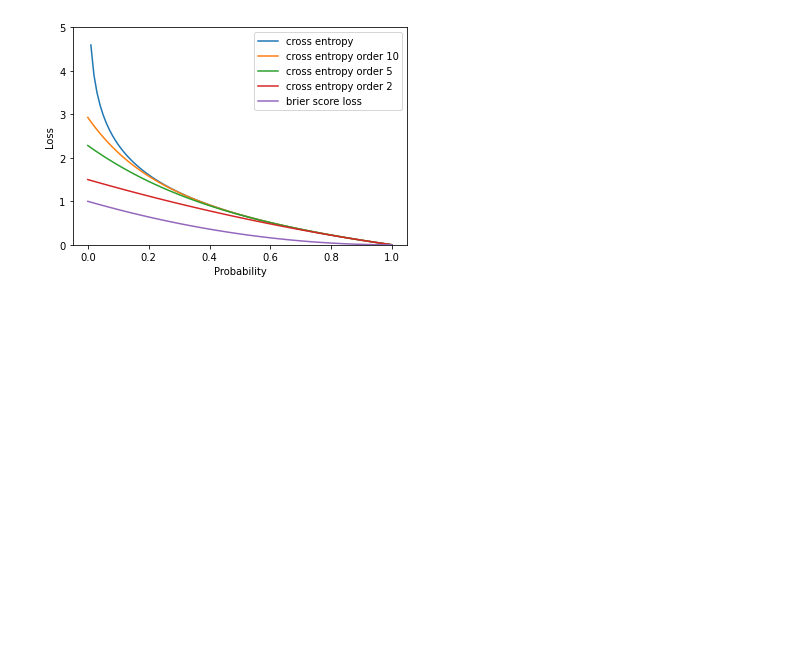
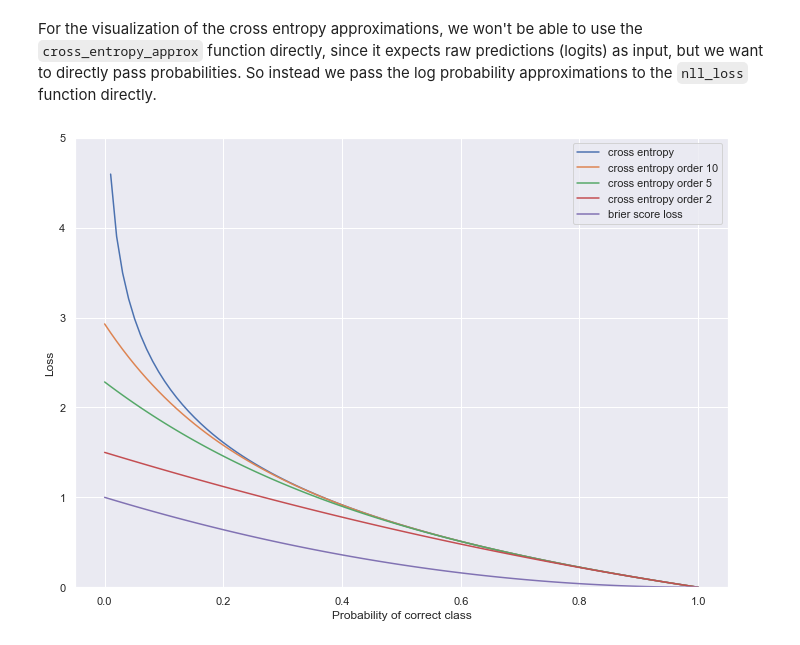
Before and after one commit to daysm/DomainBed, a Jupyter notebook: notebooks/Loss functions.ipynb, the cells around one changed output. Saved outputs shown, nothing was run; the diff lists cells and outputs as text; code cells hidden in the pictures; blank space fills up the shorter version.

```diff
--- a/notebooks/Loss functions.ipynb
+++ b/notebooks/Loss functions.ipynb
@@ -16,16 +18,17 @@ def log_approx(input, order=2):
 
 def cross_entropy_approx(input, target, order=2, reduction='mean'):
     """
+    Approximation of cross entropy using taylor expansion for log approximation
     input - (N,C) where C = number of classes
     target - (N)
     order - number of expansions
     """
+    # TODO: Use log-sum-exp trick
     return F.nll_loss(log_approx(F.softmax(input, dim=1), order=order), target, reduction=reduction)
 
 def brier_score_loss(input, target, reduction='mean'):
     """
     Computes the brier score: https://en.wikipedia.org/wiki/Brier_score
-    Parameters
     input - (N,C) where C = number of classes
     target - (N)
     reduction - reduction to apply to output, default: mean
@@ -39,17 +42,21 @@ def brier_score_loss(input, target, reduction='mean'):
 # %%
 probs = torch.linspace(0, 1, 100)
 target = torch.zeros(100, dtype=torch.long)
+# %%
+sns.set(rc={'figure.figsize':(11.7,8.27)})
+# %% [markdown]
+For the visualization of the cross entropy approximations, we won't be able to use the `cross_entropy_approx` function directly, since it expects raw predictions (logits) as input, but we want to directly pass probabilities. So instead we pass the log probability approximations to the `nll_loss` function directly.
 # %%
 plt.plot(probs, F.nll_loss(torch.log(probs.unsqueeze(dim=1)), target, reduction='none'), label="cross entropy")
 plt.plot(probs, F.nll_loss(log_approx(probs.unsqueeze(dim=1), order=10), target, reduction='none'), label="cross entropy order 10")
 plt.plot(probs, F.nll_loss(log_approx(probs.unsqueeze(dim=1), order=5), target, reduction='none'), label="cross entropy order 5")
 plt.plot(probs, F.nll_loss(log_approx(probs.unsqueeze(dim=1), order=2), target, reduction='none'), label="cross entropy order 2")
 plt.plot(probs, brier_score_loss(probs.unsqueeze(dim=1), target, reduction='none'), label="brier score loss")
 
 plt.legend(loc="upper right")
 plt.ylim(0, 5.0)
 plt.ylabel('Loss')
-plt.xlabel('Probability')
+plt.xlabel('Probability of correct class')
 plt.show()
 # %% [output]
-[figure, old version]
+[figure, new version]
```
Also changed, not shown: parts of 1 cell of this notebook, 1 other file.
